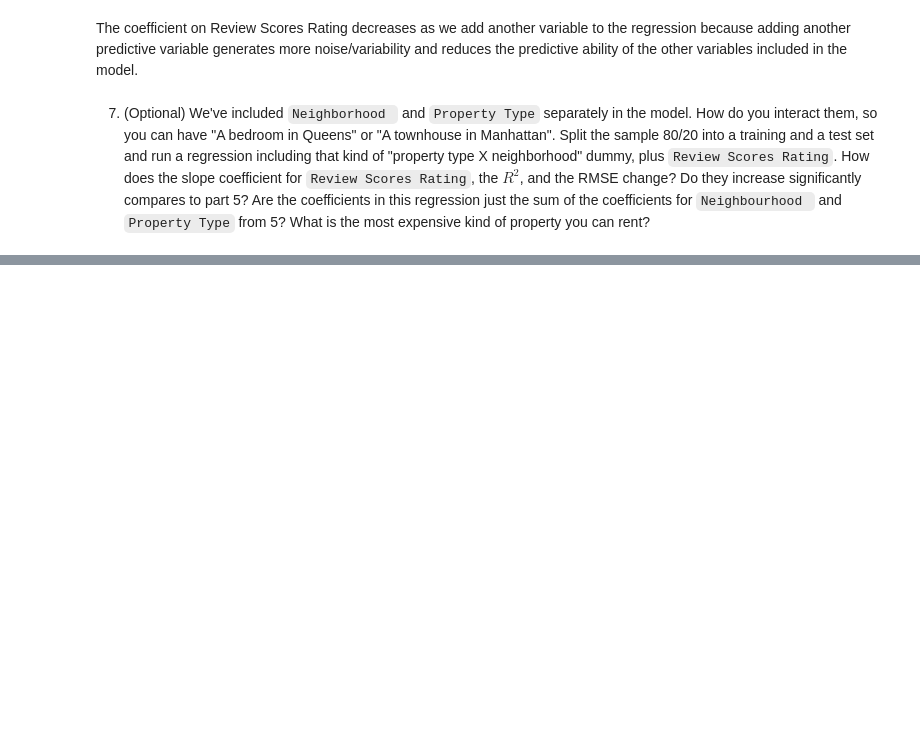
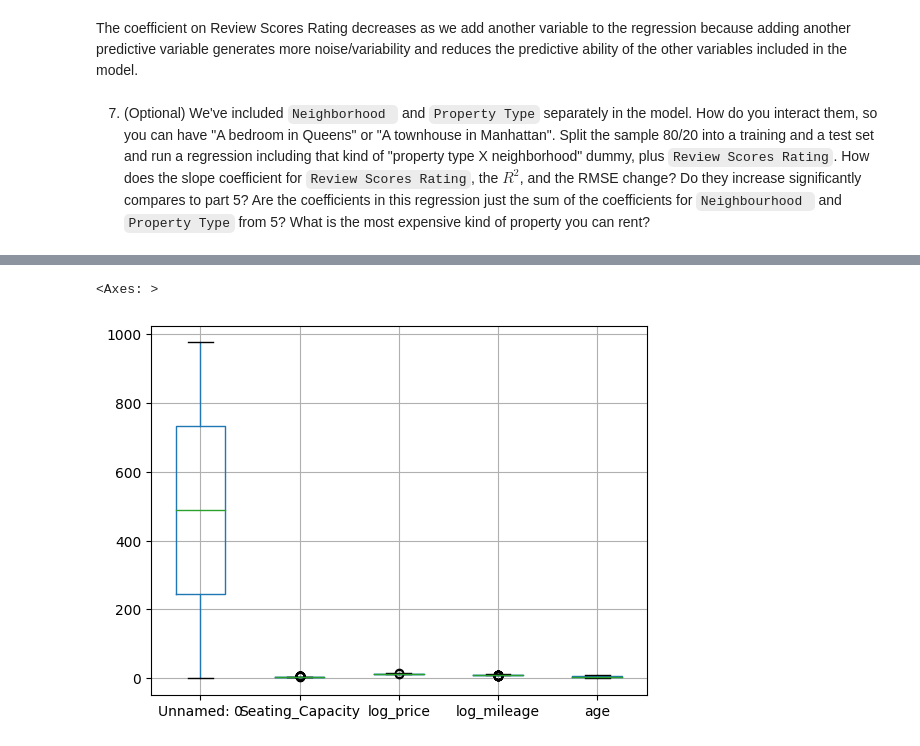
Before and after one commit to Nehach73/DS3001, a Jupyter notebook: linear_reg_assignment/linear_reg_assignment.ipynb, the cells around one changed output, grey strips where cells are left out. Cells and saved outputs as stored; diff of their text form; code cells hidden in the pictures; blank space fills up the shorter version.

```diff
--- a/linear_reg_assignment/linear_reg_assignment.ipynb
+++ b/linear_reg_assignment/linear_reg_assignment.ipynb
@@ -213,0 +234,8 @@ The coefficient on Review Scores Rating decreases as we add another variable to
+# %%
+# transforming make_year to age
+dft['age'] = max(df['Make_Year'])-df['Make_Year']
+dft = dft.drop(['Make_Year'], axis = 1)
+dft.boxplot()
+# %% [output]
+<Axes: >
+[figure, added]
```
Also changed, not shown: parts of 13 cells of this notebook.
